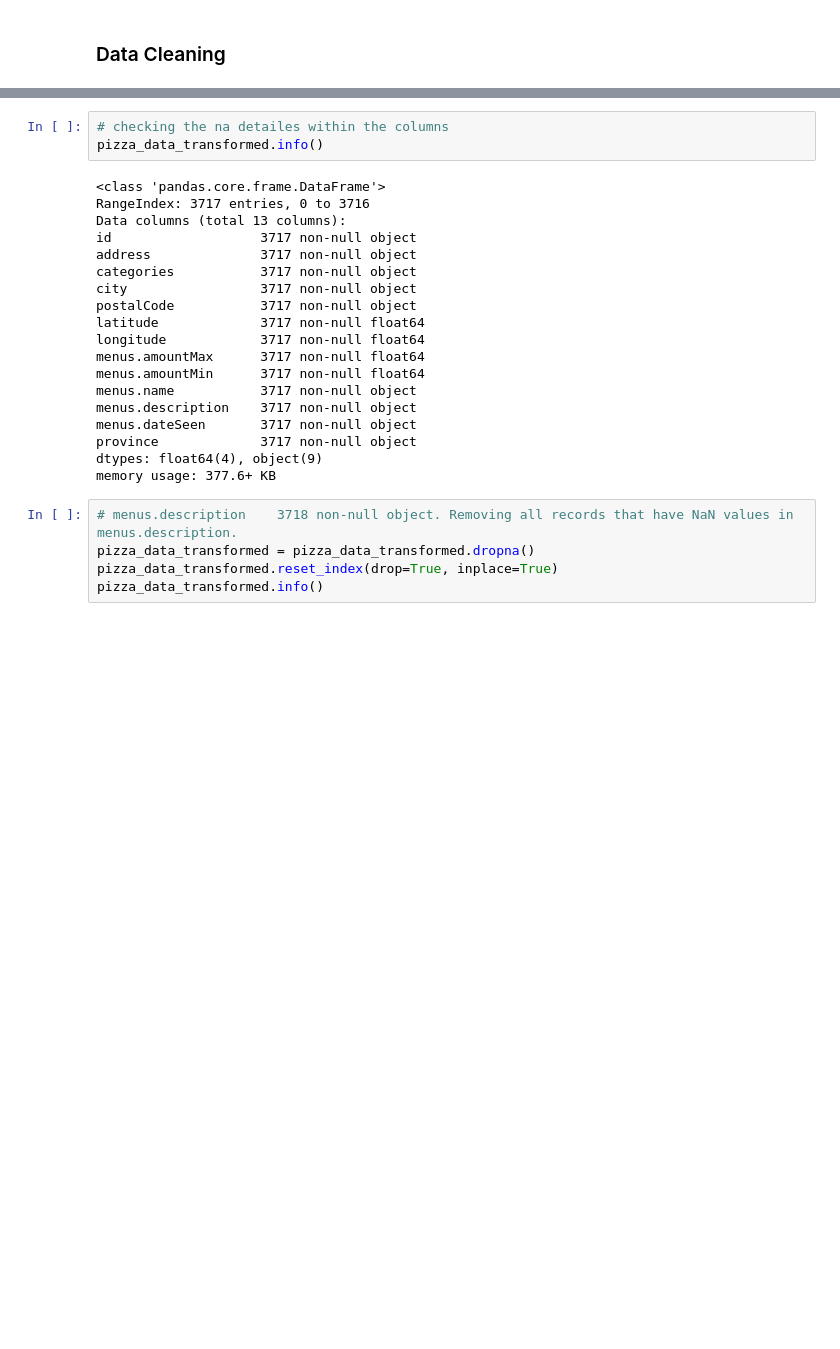
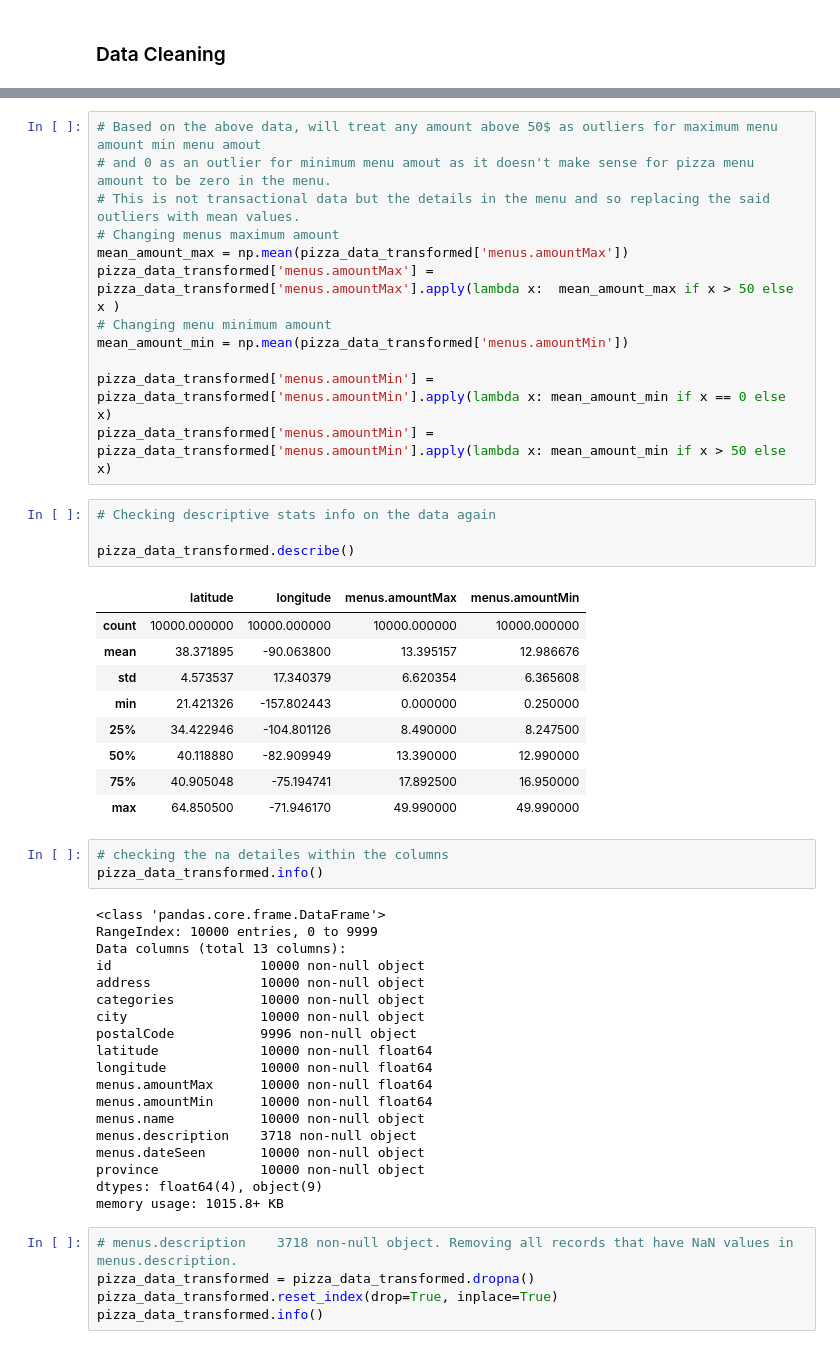
Before and after one commit to ic2019/etl-project, a Jupyter notebook: scripts/etl_data.ipynb, the cells around one changed output, grey strips where cells are left out. Cells and saved outputs as stored; diff of their text form; blank space fills up the shorter version.

```diff
--- a/scripts/etl_data.ipynb
+++ b/scripts/etl_data.ipynb
@@ -117,25 +159,51 @@ pizza_data_transformed.head()
+# %%
+# Based on the above data, will treat any amount above 50$ as outliers for maximum menu amount min menu amout
+# and 0 as an outlier for minimum menu amout as it doesn't make sense for pizza menu amount to be zero in the menu.
+# This is not transactional data but the details in the menu and so replacing the said outliers with mean values.
+# Changing menus maximum amount
+mean_amount_max = np.mean(pizza_data_transformed['menus.amountMax'])
+pizza_data_transformed['menus.amountMax'] = pizza_data_transformed['menus.amountMax'].apply(lambda x:  mean_amount_max if x > 50 else x )
+# Changing menu minimum amount
+mean_amount_min = np.mean(pizza_data_transformed['menus.amountMin'])
+
+pizza_data_transformed['menus.amountMin'] = pizza_data_transformed['menus.amountMin'].apply(lambda x: mean_amount_min if x == 0 else x)
+pizza_data_transformed['menus.amountMin'] = pizza_data_transformed['menus.amountMin'].apply(lambda x: mean_amount_min if x > 50 else x)
+# %%
+# Checking descriptive stats info on the data again
+
+pizza_data_transformed.describe()
+# %% [output]
+|  | latitude | longitude | menus.amountMax | menus.amountMin |
+| count | 10000.000000 | 10000.000000 | 10000.000000 | 10000.000000 |
+| mean | 38.371895 | -90.063800 | 13.395157 | 12.986676 |
+| std | 4.573537 | 17.340379 | 6.620354 | 6.365608 |
+| min | 21.421326 | -157.802443 | 0.000000 | 0.250000 |
+| 25% | 34.422946 | -104.801126 | 8.490000 | 8.247500 |
+| 50% | 40.118880 | -82.909949 | 13.390000 | 12.990000 |
+| 75% | 40.905048 | -75.194741 | 17.892500 | 16.950000 |
+| max | 64.850500 | -71.946170 | 49.990000 | 49.990000 |
 # %%
 # checking the na detailes within the columns
 pizza_data_transformed.info()
 # %% [output]
 <class 'pandas.core.frame.DataFrame'>
-RangeIndex: 3717 entries, 0 to 3716
+RangeIndex: 10000 entries, 0 to 9999
 Data columns (total 13 columns):
-id                   3717 non-null object
-address              3717 non-null object
-categories           3717 non-null object
-city                 3717 non-null object
-postalCode           3717 non-null object
-latitude             3717 non-null float64
-longitude            3717 non-null float64
-menus.amountMax      3717 non-null float64
-menus.amountMin      3717 non-null float64
-menus.name           3717 non-null object
-menus.description    3717 non-null object
-menus.dateSeen       3717 non-null object
-province             3717 non-null object
+id                   10000 non-null object
+address              10000 non-null object
+categories           10000 non-null object
+city                 10000 non-null object
+postalCode           9996 non-null object
+latitude             10000 non-null float64
+longitude            10000 non-null float64
+menus.amountMax      10000 non-null float64
+menus.amountMin      10000 non-null float64
+menus.name           10000 non-null object
+menus.description    3718 non-null object
+menus.dateSeen       10000 non-null object
+province             10000 non-null object
 dtypes: float64(4), object(9)
-memory usage: 377.6+ KB
+memory usage: 1015.8+ KB
 # %%
 # menus.description    3718 non-null object. Removing all records that have NaN values in menus.description.
 pizza_data_transformed = pizza_data_transformed.dropna()
```
Also changed, not shown: parts of 8 cells of this notebook, 17 other files.
